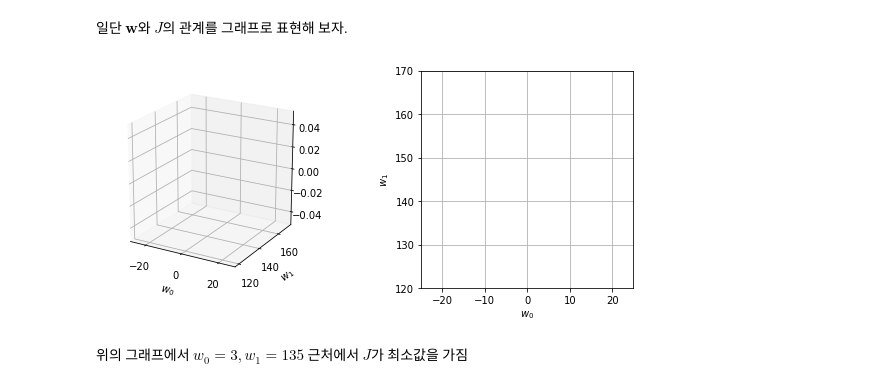
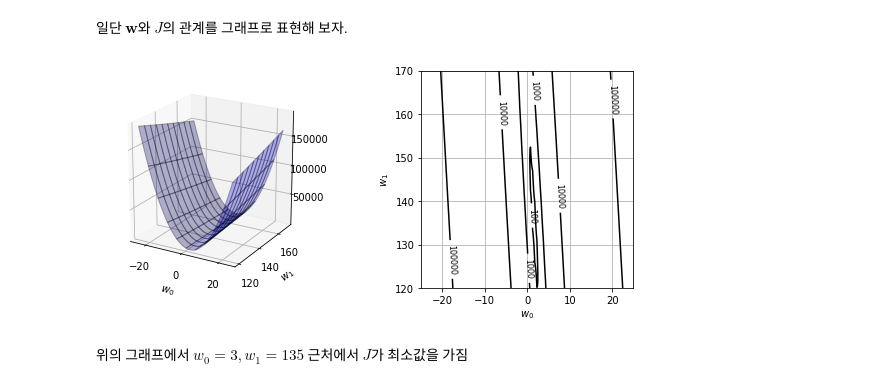
Before and after one commit to iAmJunha/studyMachineLearning, a Jupyter notebook: Chapter5_Lect_note_eclass-1/Chapter5_Note_dist.ipynb, the cells around one changed output. Cells and saved outputs as stored; diff of their text form; code cells hidden in the pictures.

```diff
--- a/Chapter5_Lect_note_eclass-1/Chapter5_Note_dist.ipynb
+++ b/Chapter5_Lect_note_eclass-1/Chapter5_Note_dist.ipynb
@@ -101,45 +97,50 @@ $x$는 나이를 나타내고, $y(x)$는 $x$에 대한 $t$의 예측치를 표
 from mpl_toolkits.mplot3d import Axes3D
 # 평균 오차 함수 ------------------------------
 def mse_line(x, t, w):
-    y = None            # 여기에 None 대신에 적절한 코드를 입력하시오.
-    mse = None          # 여기에 None 대신에 적절한 코드를 입력하시오.
+    y = x*w[0] + w[1]            # 여기에 None 대신에 적절한 코드를 입력하시오.
+    mse = 0
+    for i in range(len(x)):
+        mse += (y[i]-t[i])**2 # 오차를 다 더한다
+    mse = mse/len(x)          # 합을 갯수로 나누어 평균을 구한다.
+    # 여기에 None 대신에 적절한 코드를 입력하시오.
     return mse
+# w가 가중치일 때의 mse
 
 # 계산 --------------------------------------
 wn = 100 # 등고선 표시 해상도
 w0_range = [-25, 25]
 w1_range = [120, 170]
 w0 = np.linspace(w0_range[0], w0_range[1], wn)
 w1 = np.linspace(w1_range[0], w1_range[1], wn)
 ww0, ww1 = np.meshgrid(w0, w1)
 J = np.zeros((len(w0), len(w1)))
 for i1 in range(wn):            # 중첩 for 문에서 i0,i1의 순서는 상관 없음
     for i0 in range(wn):
-        J[i1, i0] = None        # 여기에 None 대신에 적절한 코드를 입력하시오.
-
+        J[i1, i0] = mse_line(X,T,[w0[i0],w1[i1]])        # 여기에 None 대신에 적절한 코드를 입력하시오.
+        # X,T,W 를 대입하여 J를 구하는 코드를 작성함.
 # 표시 --------------------------------------
 plt.figure(figsize=(9.5, 4))
 plt.subplots_adjust(wspace=0.5)
 
 ax = plt.subplot(1, 2, 1, projection='3d')
 ax.plot_surface(ww0, ww1, J, rstride=10, cstride=10, alpha=0.3,
                 color='blue', edgecolor='black')
 ax.set_xticks([-20, 0, 20])
 ax.set_yticks([120, 140, 160])
 ax.set_xlabel('$w_0$')
 ax.set_ylabel('$w_1$')
 ax.view_init(20, -60)
 
 plt.subplot(1, 2, 2)
 cont = plt.contour(ww0, ww1, J, 30, colors='black',
                    levels=[100, 1000, 10000, 100000])
 cont.clabel(fmt='%1.0f', fontsize=8)
 plt.xlabel('$w_0$')
 plt.ylabel('$w_1$')
 plt.grid(True)
 plt.show()
 # %% [output]
-[figure, old version]
+[figure, new version]
 # %% [markdown]
 위의 그래프에서 $w_0=3,w_1=135$ 근처에서 $J$가 최소값을 가짐
 # %% [markdown]
```
Also changed, not shown: parts of 17 cells of this notebook.
